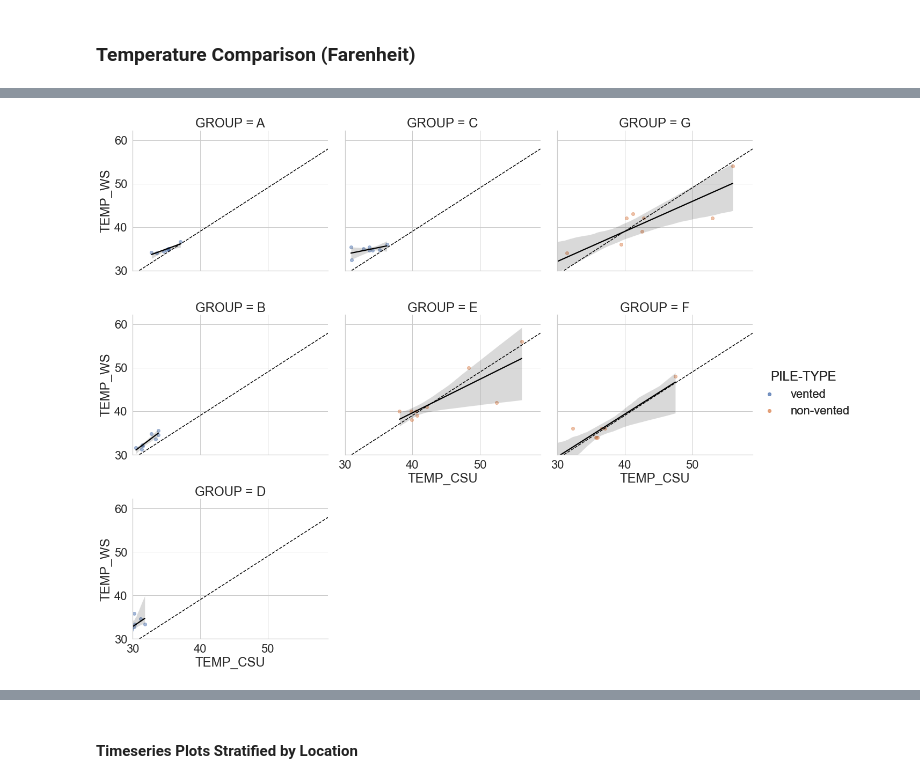
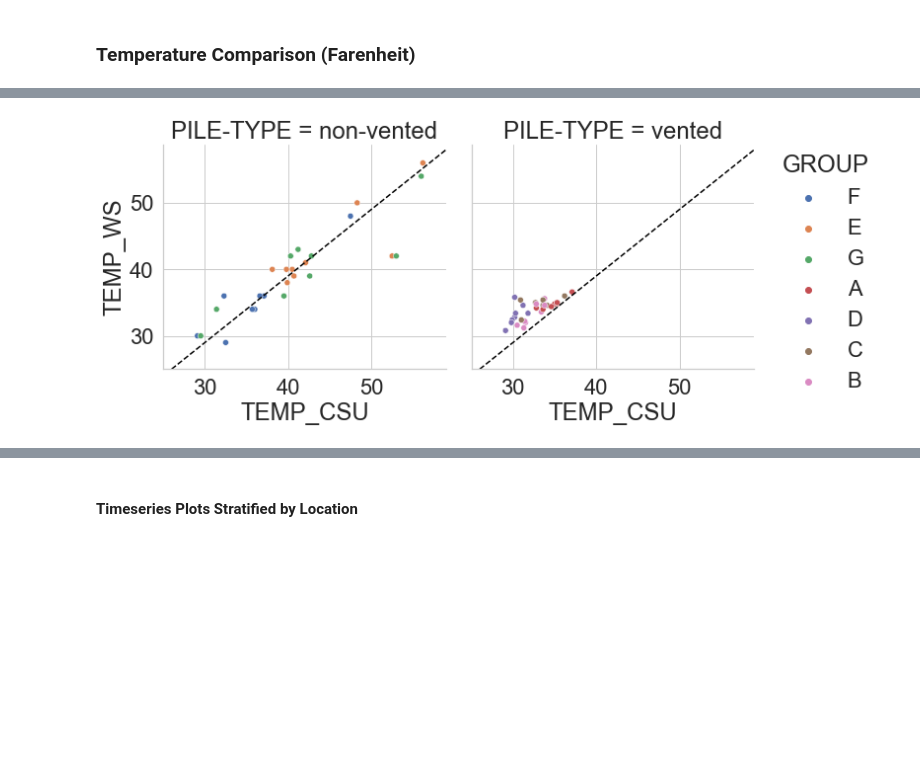
Before and after one commit to ansleybrown1337/pile-temp-sensor-comparison, a Jupyter notebook: Code/sensor_comparison.ipynb, the cells around one changed output, grey strips where cells are left out. Cells and saved outputs as stored; diff of their text form; code cells hidden in the pictures; blank space fills up the shorter version.

Commit message:
corrected graphics

```diff
--- a/Code/sensor_comparison.ipynb
+++ b/Code/sensor_comparison.ipynb
@@ -87,23 +88,24 @@ fig_temp.show()
 # %%
 # Uncomment for fixed 1:1 plots
 sns.set(font_scale=2) # make font bigger
 sns.set_style("whitegrid")
-fixed_temp_fig = sns.lmplot(data=merged_df,
+fixed_temp_fig = sns.relplot(data=merged_df,
                             x='TEMP_CSU',
                             y='TEMP_WS',
-                            col='GROUP',
-                            col_wrap = 3,
-                            hue='PILE-TYPE',
-                            line_kws={'color':'black'},
-                            scatter_kws={'alpha':0.5},
-                            ci=95)
+                            col='PILE-TYPE',
+                            #col_wrap = 2,
+                            hue='GROUP',
+                            )
+                            #line_kws={'color':'black'},
+                            #scatter_kws={'alpha':0.5},
+                            #ci=95)
 fixed_temp_fig.map_dataframe(lambda data, **kws: plt.axline((1, 0), slope=1, color='black', linestyle='--')) # applies the fxn: y = 1*x - 0
-fixed_temp_fig.set(xlim=(30,None), ylim=(30,None))
-fixed_temp_fig.add_legend()
-
+fixed_temp_fig.set(xlim=(25,None), ylim=(25,None))
+#fixed_temp_fig.add_legend()
+plt.savefig('group_comparisons.png')
 plt.show()
 # %% [output]
-[figure, old version]
+[figure, new version]
 # %%
 results_temp = px.get_trendline_results(fig_temp)
 #print(results)
```
Also changed, not shown: parts of 15 cells of this notebook, 1 other file.
